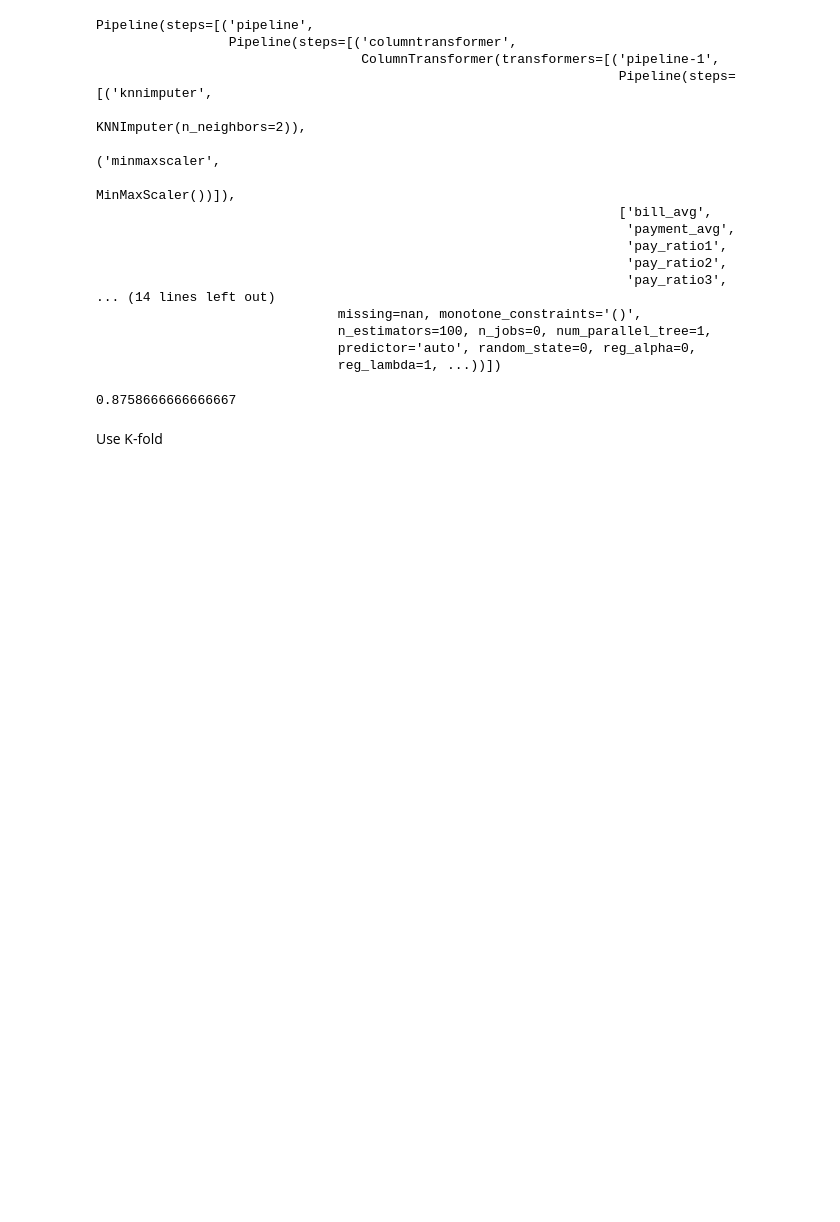
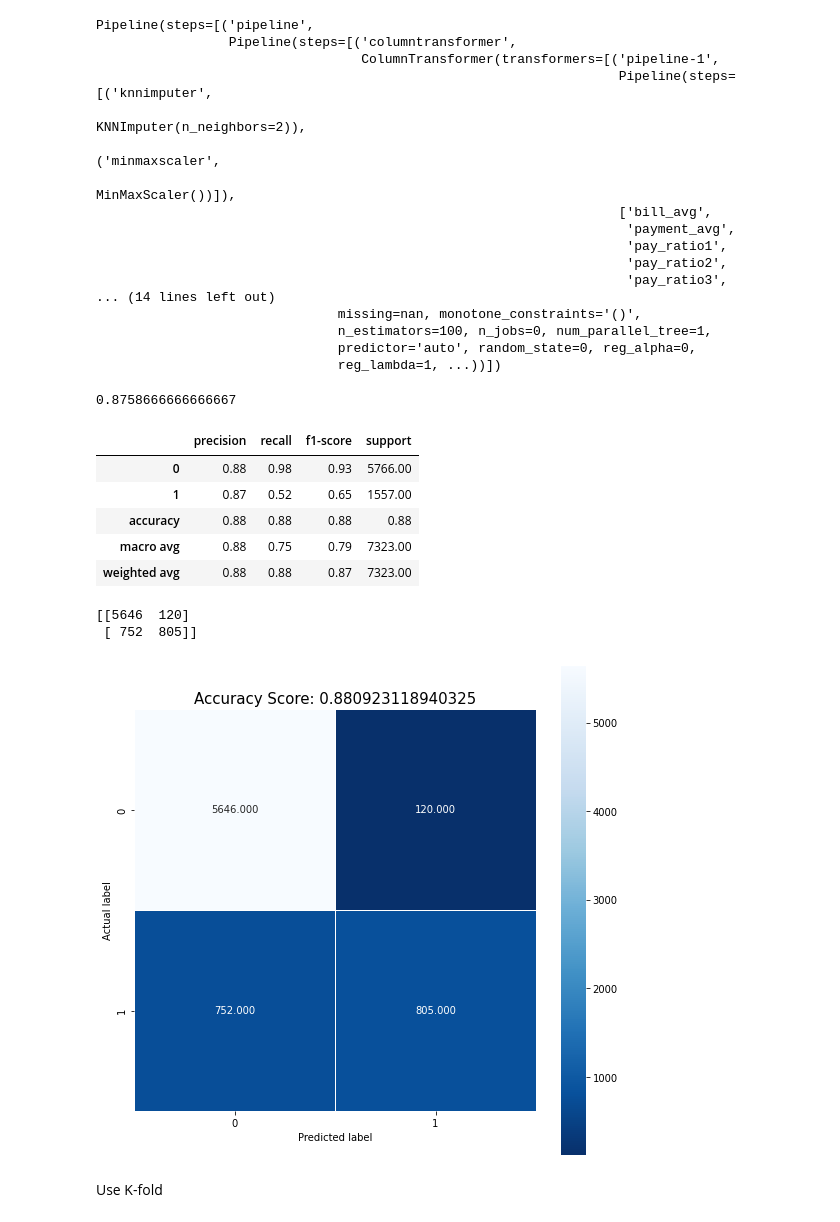
Before and after one commit to zaphodnothingth/nw-msds498-capstone, a Jupyter notebook: 04d2 - required models - XGBoost.ipynb, the cells around one changed output. Drawn from its saved outputs; the diff is of its cells as text; code cells hidden in the pictures; blank space fills up the shorter version.

```diff
--- a/04d2 - required models - XGBoost.ipynb
+++ b/04d2 - required models - XGBoost.ipynb
@@ -135,11 +135,15 @@ validate data size: (7497, 21)
 # %%
 X = credit_card_default.drop(columns='data.group')
 X_train_official = ccd_train.drop(columns='DEFAULT')
+X_train = ccd_train.drop(columns='DEFAULT')
 X_test_official = ccd_test.drop(columns='DEFAULT')
+X_test = ccd_test.drop(columns='DEFAULT')
 
 y = credit_card_default['DEFAULT']
 y_train_official = ccd_train['DEFAULT']
+y_train = ccd_train['DEFAULT']
 y_test_official = ccd_test['DEFAULT']
+y_test = ccd_test['DEFAULT']
 # %% [markdown]
 Prep for modeling
 # %%
@@ -257,6 +261,35 @@ Pipeline(steps=[('pipeline',
 XG_model.score(X, y)
 # %% [output]
 0.8758666666666667
+# %%
+# Ref: https://medium.com/analytics-vidhya/evaluating-a-random-forest-model-9d165595ad56
+from sklearn.metrics import accuracy_score, confusion_matrix, classification_report
+predictions = XG_model.predict(X_test)
+score = XG_model.score(X_test, y_test)
+# print(classification_report(y_test, predictions))
+report = classification_report(y_test, predictions, output_dict=True)
+df = pd.DataFrame(report).transpose()
+display(df.round(2))
+
+cm = confusion_matrix(y_test, predictions)
+print(cm)
+
+plt.figure(figsize=(9,9))
+sns.heatmap(cm, annot=True, fmt=".3f", linewidths=.5, square = True, cmap = 'Blues_r');
+plt.ylabel('Actual label');
+plt.xlabel('Predicted label');
+all_sample_title = 'Accuracy Score: {0}'.format(score)
+plt.title(all_sample_title, size = 15);
+# %% [output]
+|  | precision | recall | f1-score | support |
+| 0 | 0.88 | 0.98 | 0.93 | 5766.00 |
+| 1 | 0.87 | 0.52 | 0.65 | 1557.00 |
+| accuracy | 0.88 | 0.88 | 0.88 | 0.88 |
+| macro avg | 0.88 | 0.75 | 0.79 | 7323.00 |
+| weighted avg | 0.88 | 0.88 | 0.87 | 7323.00 |
+[[5646  120]
+ [ 752  805]]
+[figure, added]
 # %% [markdown]
 Use K-fold
 # %%
```
Also changed, not shown: parts of 2 cells of this notebook, 9 other files.
